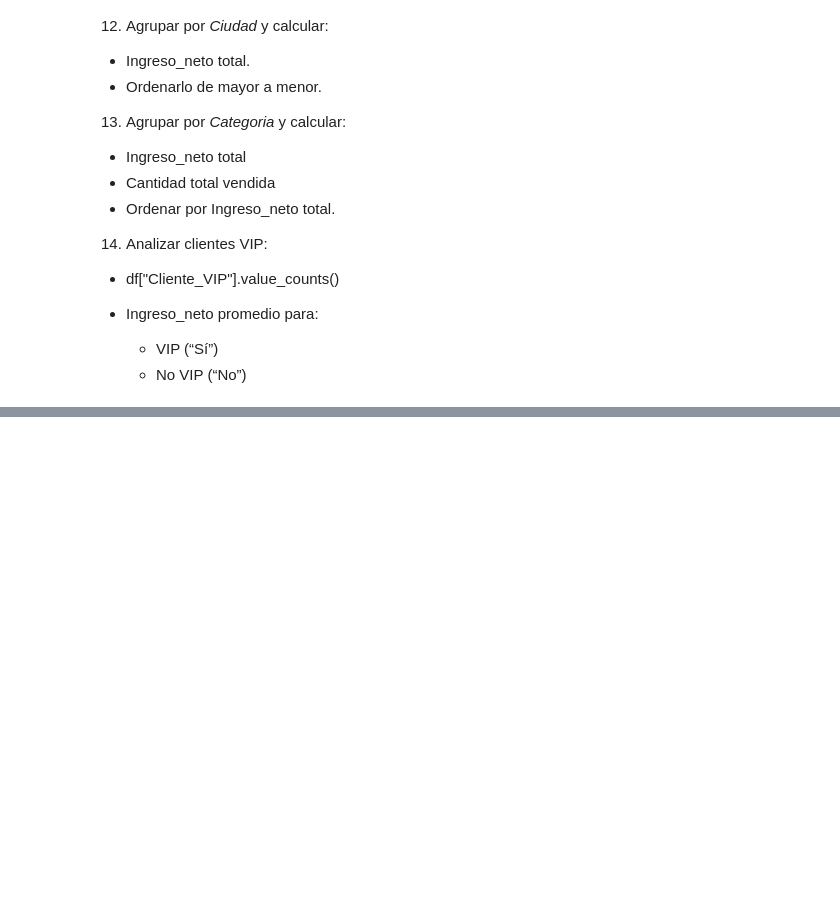
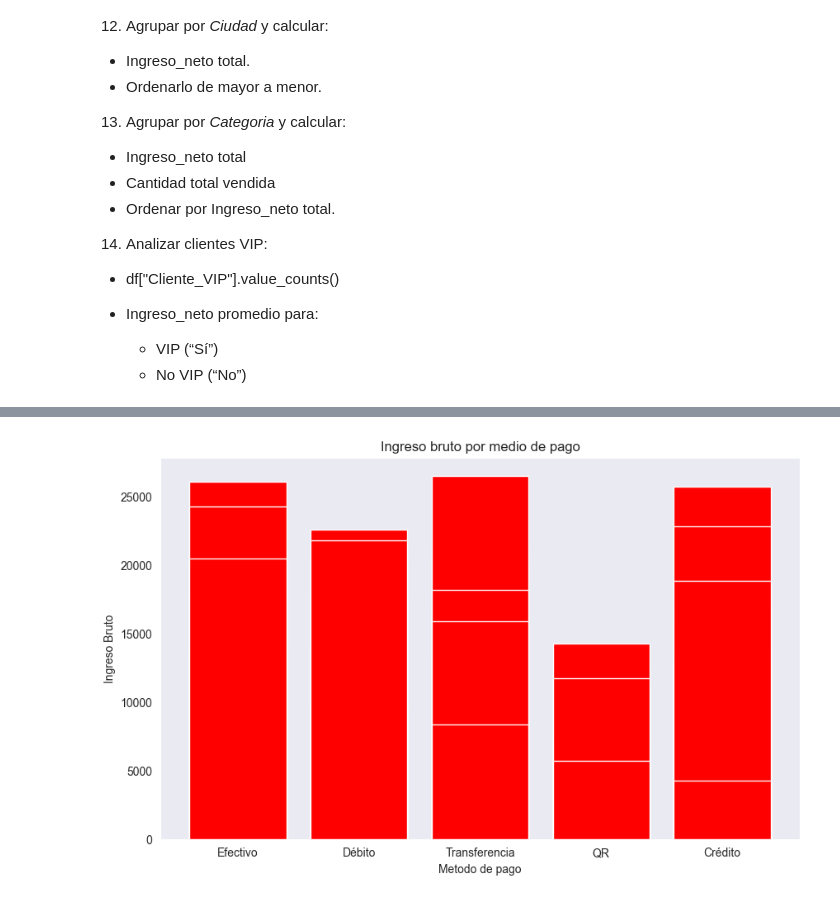
Before and after one commit to ramiro-pereirasft/practica-3-data-cleaning, a Jupyter notebook: notebooks/p3.ipynb, the cells around one changed output, grey strips where cells are left out. Saved outputs shown, nothing was run; the diff lists cells and outputs as text; code cells hidden in the pictures; blank space fills up the shorter version.

```diff
--- a/notebooks/p3.ipynb
+++ b/notebooks/p3.ipynb
@@ -477,0 +592,4 @@ Name: Ingreso_neto, dtype: float64
+# %%
+puntaje_prom = df['Puntaje_Satisfaccion'].mean()
+# %%
+df['Puntaje_Satisfaccion'] = df['Puntaje_Satisfaccion'].replace(np.nan,puntaje_prom)
@@ -477,0 +600,4 @@ Name: Ingreso_neto, dtype: float64
+# %%
+df['Comentario'] = df['Comentario'].str.replace(r'\[.*?\]','', regex = True)
+# %%
+df['Comentario'] = df['Comentario'].replace(np.nan,'Sin comentario')
@@ -477,0 +652,11 @@ Name: Ingreso_neto, dtype: float64
+# %%
+plt.figure(figsize = (10,6))
+plt.bar(df['Metodo_Pago'], df['Ingreso_Bruto'], color = 'Red')
+plt.ylabel('Ingreso Bruto')
+plt.xlabel('Metodo de pago')
+plt.title('Ingreso bruto por medio de pago')
+plt.grid(False)
+
+plt.show()
+# %% [output]
+[figure, added]
```
Also changed, not shown: parts of 79 cells of this notebook.
